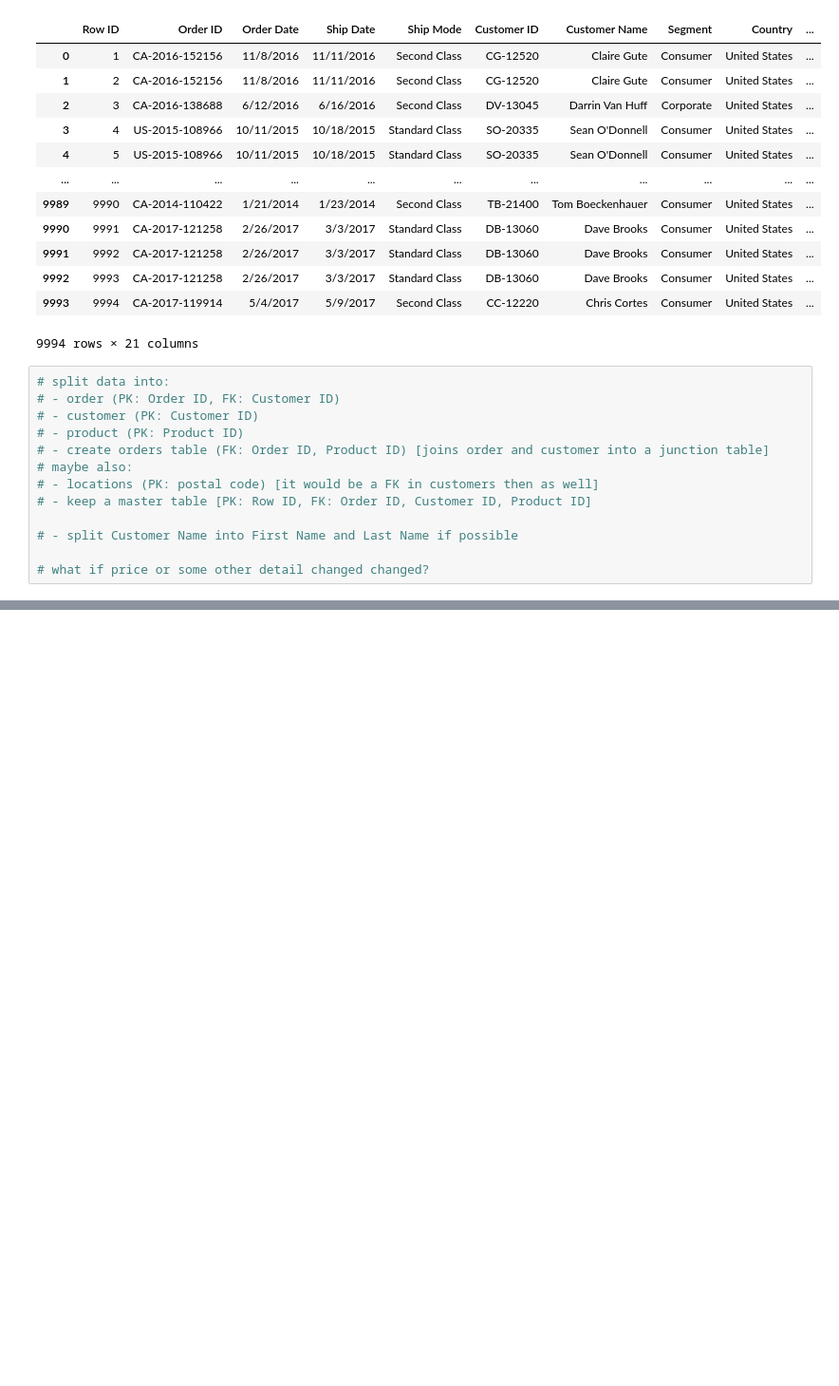
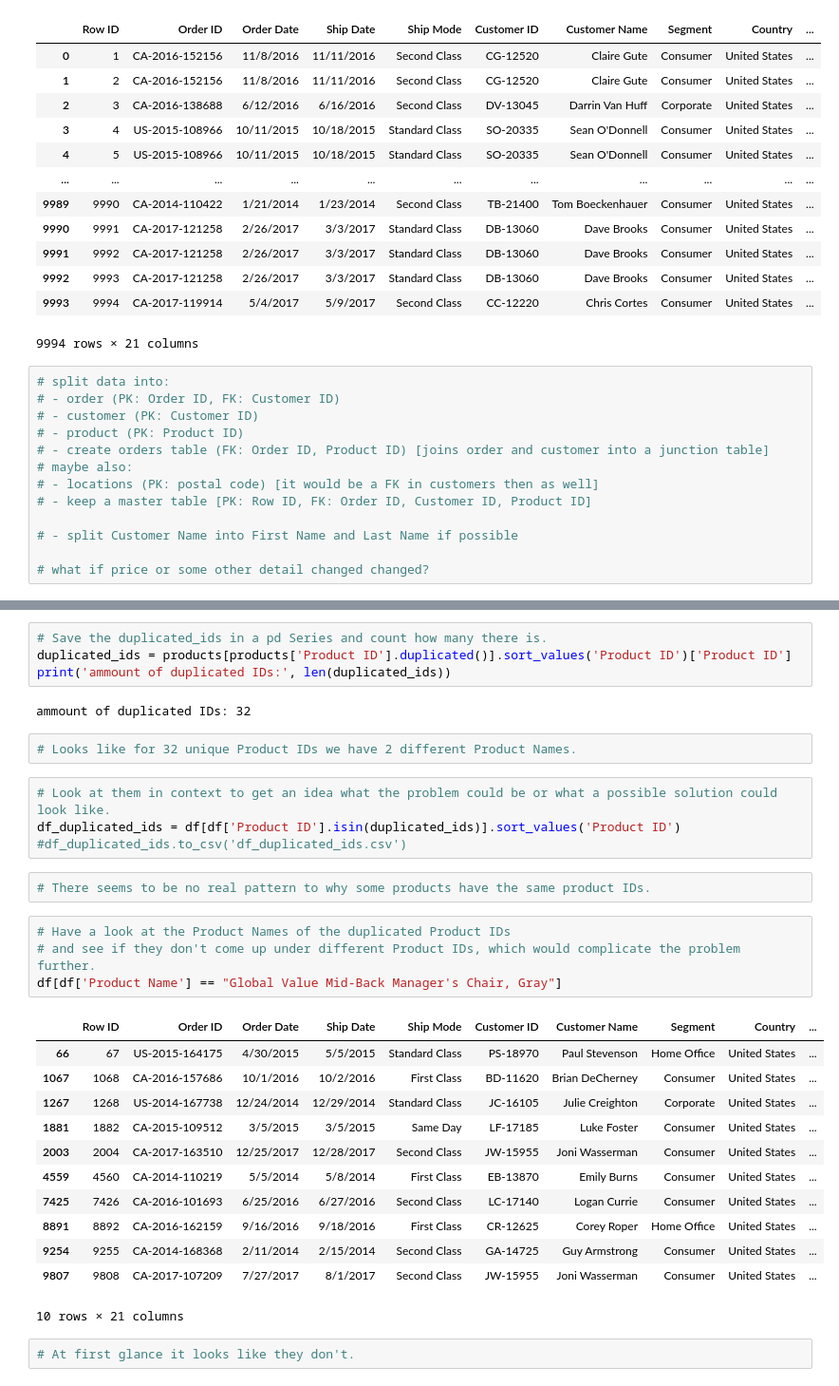
Before and after one commit to michalpasternak7/e-Commerce, a Jupyter notebook: eda.ipynb, the cells around one changed output, grey strips where cells are left out. Shown at 95% size. Saved outputs shown, nothing was run; the diff lists cells and outputs as text; blank space fills up the shorter version.

Commit message:
clean product table

```diff
--- a/eda.ipynb
+++ b/eda.ipynb
@@ -91,0 +247,33 @@ df
+# %%
+# Save the duplicated_ids in a pd Series and count how many there is.
+duplicated_ids = products[products['Product ID'].duplicated()].sort_values('Product ID')['Product ID']
+print('ammount of duplicated IDs:', len(duplicated_ids))
+# %% [output]
+ammount of duplicated IDs: 32
+# %%
+# Looks like for 32 unique Product IDs we have 2 different Product Names.
+# %%
+# Look at them in context to get an idea what the problem could be or what a possible solution could look like.
+df_duplicated_ids = df[df['Product ID'].isin(duplicated_ids)].sort_values('Product ID')
+#df_duplicated_ids.to_csv('df_duplicated_ids.csv')
+# %%
+# There seems to be no real pattern to why some products have the same product IDs.
+# %%
+# Have a look at the Product Names of the duplicated Product IDs
+# and see if they don't come up under different Product IDs, which would complicate the problem further.
+df[df['Product Name'] == "Global Value Mid-Back Manager's Chair, Gray"]
+# %% [output]
+|  | Row ID | Order ID | Order Date | Ship Date | Ship Mode | Customer ID | Customer Name | Segment | Country | ... |
+| 66 | 67 | US-2015-164175 | 4/30/2015 | 5/5/2015 | Standard Class | PS-18970 | Paul Stevenson | Home Office | United States | ... |
+| 1067 | 1068 | CA-2016-157686 | 10/1/2016 | 10/2/2016 | First Class | BD-11620 | Brian DeCherney | Consumer | United States | ... |
+| 1267 | 1268 | US-2014-167738 | 12/24/2014 | 12/29/2014 | Standard Class | JC-16105 | Julie Creighton | Corporate | United States | ... |
+| 1881 | 1882 | CA-2015-109512 | 3/5/2015 | 3/5/2015 | Same Day | LF-17185 | Luke Foster | Consumer | United States | ... |
+| 2003 | 2004 | CA-2017-163510 | 12/25/2017 | 12/28/2017 | Second Class | JW-15955 | Joni Wasserman | Consumer | United States | ... |
+| 4559 | 4560 | CA-2014-110219 | 5/5/2014 | 5/8/2014 | First Class | EB-13870 | Emily Burns | Consumer | United States | ... |
+| 7425 | 7426 | CA-2016-101693 | 6/25/2016 | 6/27/2016 | Second Class | LC-17140 | Logan Currie | Consumer | United States | ... |
+| 8891 | 8892 | CA-2016-162159 | 9/16/2016 | 9/18/2016 | First Class | CR-12625 | Corey Roper | Home Office | United States | ... |
+| 9254 | 9255 | CA-2014-168368 | 2/11/2014 | 2/15/2014 | Second Class | GA-14725 | Guy Armstrong | Consumer | United States | ... |
+| 9807 | 9808 | CA-2017-107209 | 7/27/2017 | 8/1/2017 | Second Class | JW-15955 | Joni Wasserman | Consumer | United States | ... |
+10 rows × 21 columns
+# %%
+# At first glance it looks like they don't.
```
Also changed, not shown: parts of 57 cells of this notebook.
